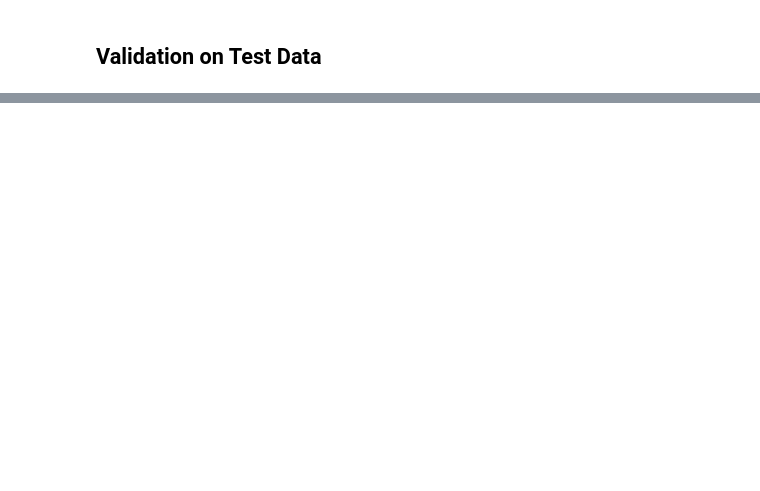
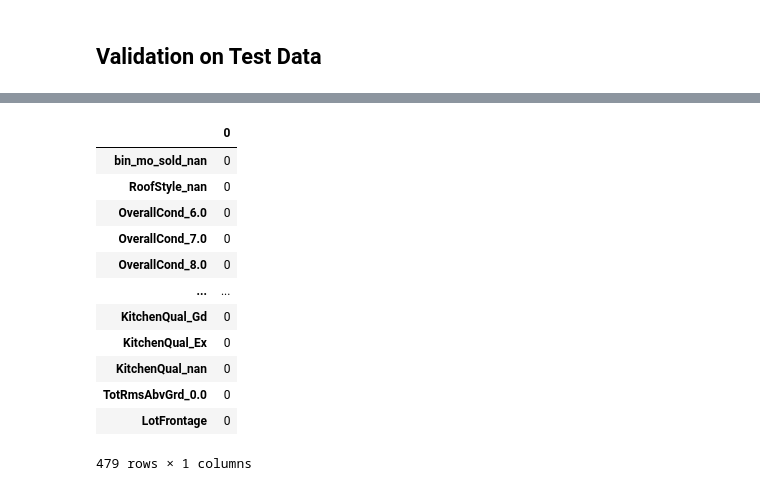
Before and after one commit to adeelahuma/applied_ds_ml_projects, a Jupyter notebook: house_prices/06_02_RandomForest.ipynb, the cells around one changed output, grey strips where cells are left out. Cells and saved outputs as stored; diff of their text form; code cells hidden in the pictures; blank space fills up the shorter version.

```diff
--- a/house_prices/06_02_RandomForest.ipynb
+++ b/house_prices/06_02_RandomForest.ipynb
@@ -154,3 +154,19 @@ X.shape
+# %%
+pd.DataFrame(X.isnull().sum().sort_values(ascending=False))
+# %% [output]
+|  | 0 |
+| bin_mo_sold_nan | 0 |
+| RoofStyle_nan | 0 |
+| OverallCond_6.0 | 0 |
+| OverallCond_7.0 | 0 |
+| OverallCond_8.0 | 0 |
+| ... | ... |
+| KitchenQual_Gd | 0 |
+| KitchenQual_Ex | 0 |
+| KitchenQual_nan | 0 |
+| TotRmsAbvGrd_0.0 | 0 |
+| LotFrontage | 0 |
+479 rows × 1 columns
 # %%
 y_hat_test = best_grid.predict(X)
 # %%
```
Also changed, not shown: parts of 14 cells of this notebook, 2 other files.
